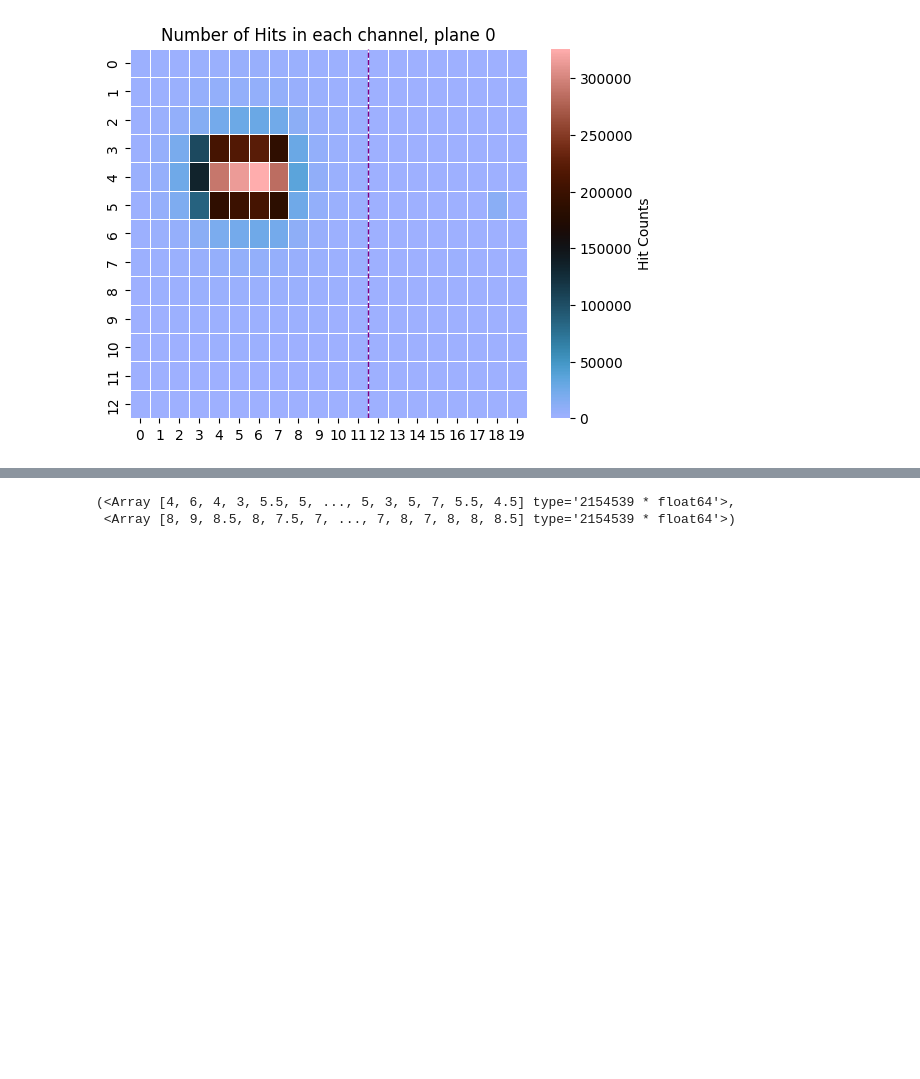
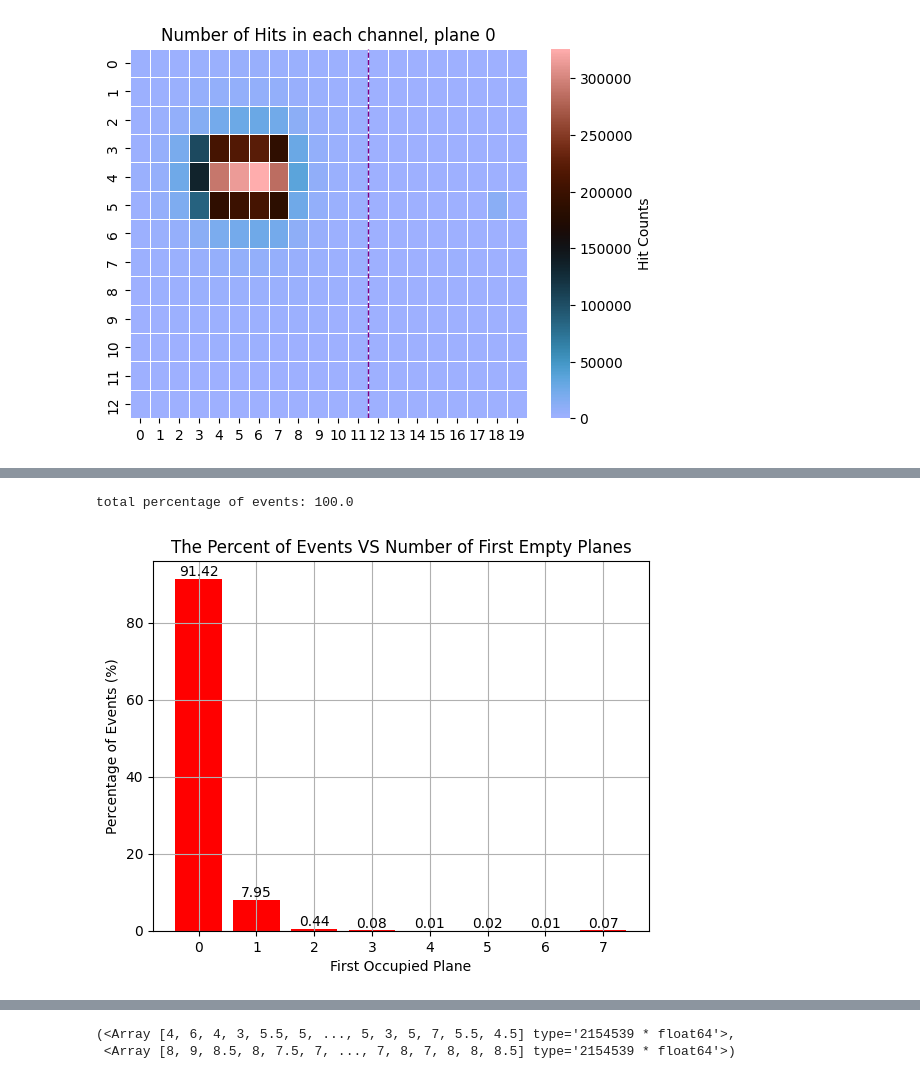
Before and after one commit to Ben-David-Ben/F-Cal-TB-Project, a Jupyter notebook: TB2025_Gap.ipynb, the cells around one changed output, grey strips where cells are left out. Saved outputs shown, nothing was run; the diff lists cells and outputs as text; code cells hidden in the pictures; blank space fills up the shorter version.

```diff
--- a/TB2025_Gap.ipynb
+++ b/TB2025_Gap.ipynb
@@ -48,4 +58,7 @@ rf.hits_amount_colormap_single_plane(hit_data_1101, 0, cmap="berlin")
 # %%
-# # shower initial starting points
-# rf.plot_empty_first_planes(hit_data_1101)
+# shower initial starting points
+rf.plot_empty_first_planes(hit_data_1101)
+# %% [output]
+total percentage of events: 100.0
+[figure, added]
 # %%
```
Also changed, not shown: parts of 5 cells of this notebook, 2 other files.
